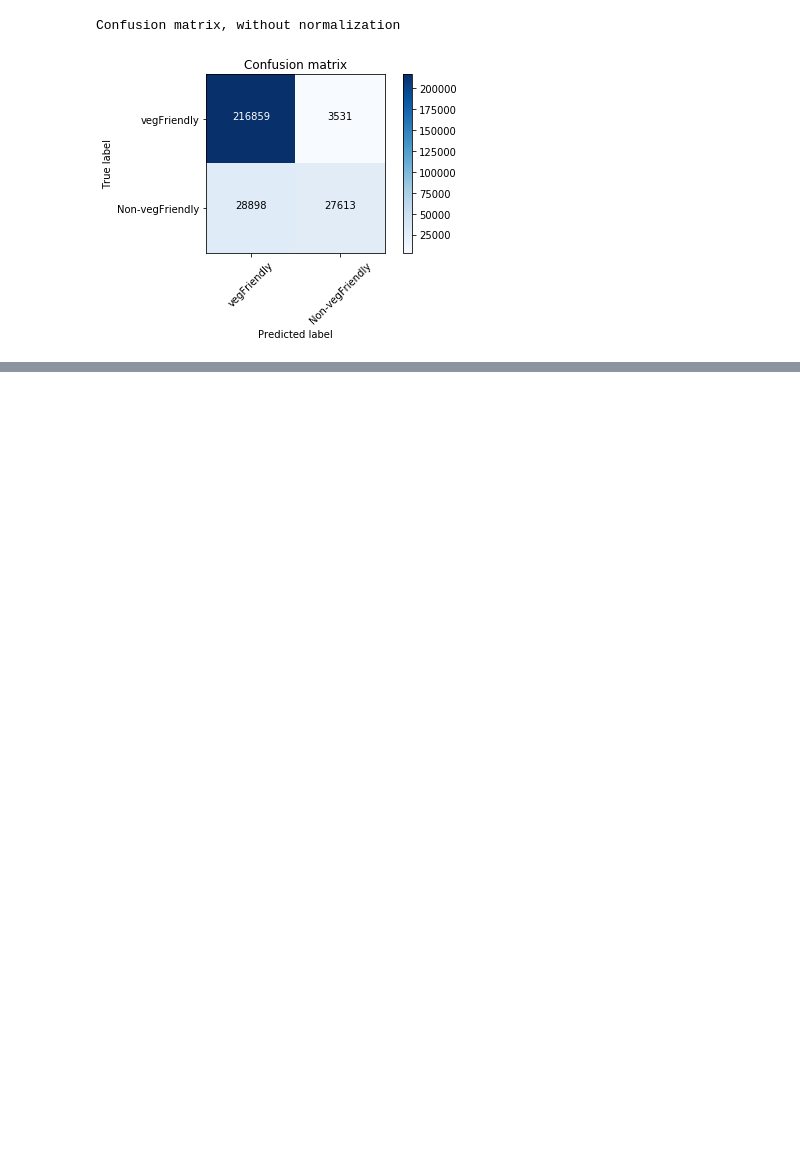
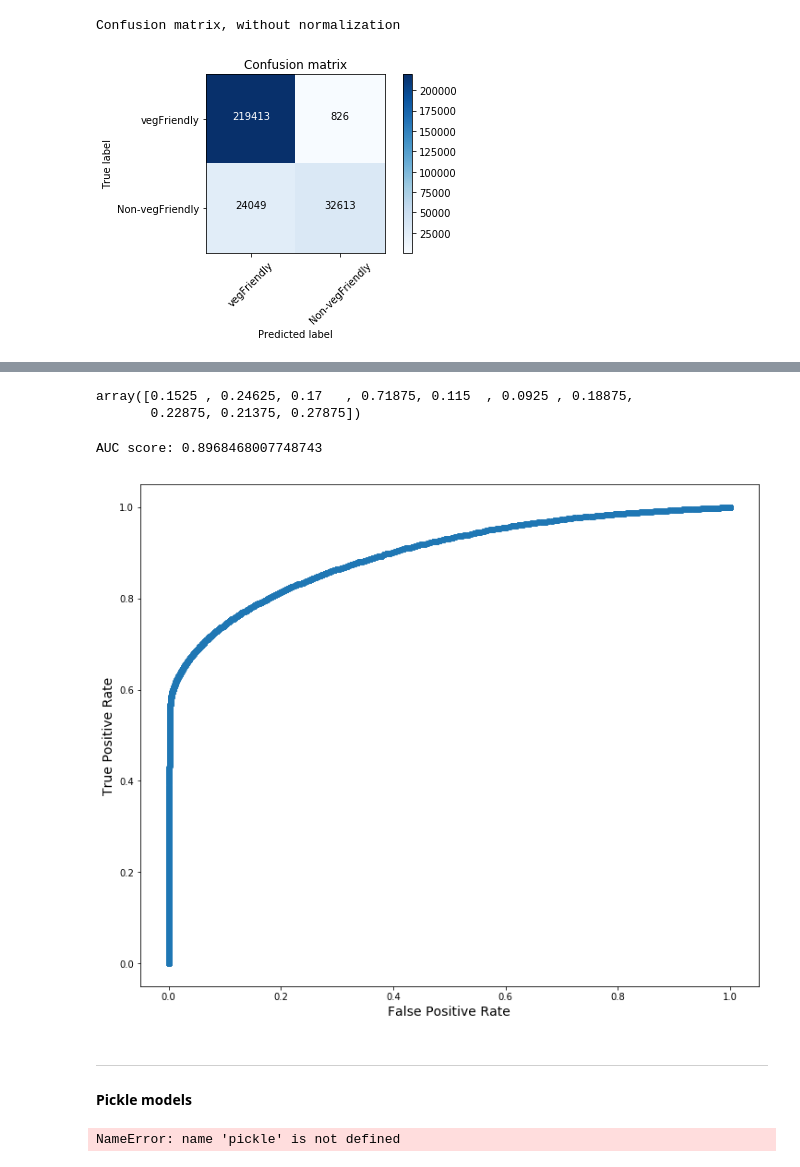
Before and after one commit to nReyna/capstone-VeCan-or-VeCant, a Jupyter notebook: RF_Yelp-VegFrnd.ipynb, the cells around one changed output, grey strips where cells are left out. Cells and saved outputs as stored; diff of their text form; code cells hidden in the pictures; blank space fills up the shorter version.

Commit message:
Multinomial NB and RF 800 trees

```diff
--- a/RF_Yelp-VegFrnd.ipynb
+++ b/RF_Yelp-VegFrnd.ipynb
@@ -186,4 +179,5 @@ Percentage of explained variance (dimRed) 13.986214213587559
 # %%
 from sklearn.ensemble import RandomForestClassifier
 # %%
-RF_model = RandomForestClassifier(n_jobs=-1)
+%%time
+RF_model = RandomForestClassifier(n_jobs=-1, n_estimators=800)
@@ -409,0 +378,22 @@ TypeError: only integer scalar arrays can be converted to a scalar index
+# %%
+y_score = RF_model.predict_proba(X_test_term_svd)[:,1]
+# %%
+y_score[:10]
+# %% [output]
+array([0.1525 , 0.24625, 0.17   , 0.71875, 0.115  , 0.0925 , 0.18875,
+       0.22875, 0.21375, 0.27875])
+# %%
+fpr, tpr, thresholds = roc_curve(y_test, y_score, pos_label=1)
+# %%
+plt.figure(figsize=(12,10))
+plt.plot(fpr, tpr, 'o--')
+plt.ylabel("True Positive Rate",  fontsize=14)
+plt.xlabel("False Positive Rate", fontsize=14);
+print("AUC score:", roc_auc_score(y_test, y_score))
+# %% [output]
+AUC score: 0.8968468007748743
+[figure, added]
+# %% [markdown]
+---
+
+#### Pickle models
@@ -410,3 +402,9 @@ TypeError: only integer scalar arrays can be converted to a scalar index
+# %%
+pickle.dump(vectorizer, open('pkl_tfidf_stpWds.p','wb'))
+pickle.dump(svd, open('pkl_svd_120_comp.p','wb'))
+pickle.dump(RF_model, open('pkl_rf_800_trees.p','wb'))
+# %% [output]
+NameError: name 'pickle' is not defined
 # %%
 std = np.std([tree.feature_importances_ for tree in forest.estimators_],
              axis=0)
```
Also changed, not shown: parts of 43 cells of this notebook, 3 other files.
